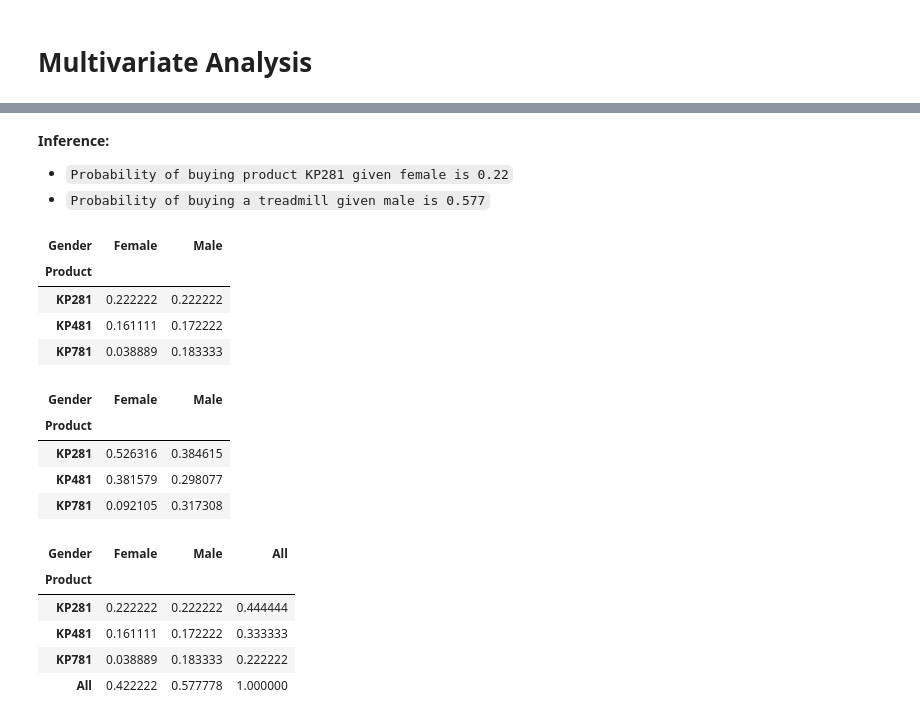
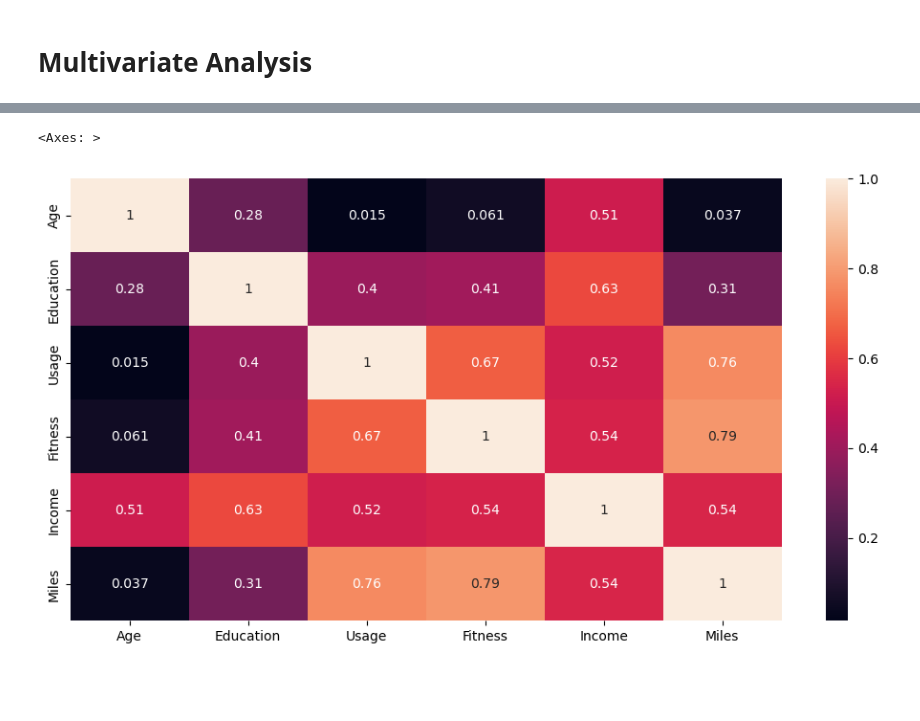
Before and after one commit to muthuganeshece/Business-Case-Study, a Jupyter notebook: Aerofit/Notebook/EDA.ipynb, the cells around one changed output, grey strips where cells are left out. Drawn from its saved outputs; the diff is of its cells as text; code cells hidden in the pictures; blank space fills up the shorter version.

```diff
--- a/Aerofit/Notebook/EDA.ipynb
+++ b/Aerofit/Notebook/EDA.ipynb
@@ -372,4 +290,0 @@ test
-# %% [markdown]
-**Inference:**
-- `Probability of buying product KP281 given female is 0.22`
-- `Probability of buying a treadmill given male is 0.577`
@@ -378,25 +291,5 @@ pd.crosstab(raw_data['Product'], columns = raw_data['Usage'], margins=True, norm
-# %%
-test
-# %% [output]
-| Gender | Female | Male |
-| Product |  |  |
-| KP281 | 0.222222 | 0.222222 |
-| KP481 | 0.161111 | 0.172222 |
-| KP781 | 0.038889 | 0.183333 |
-# %%
-test.apply(lambda x: x/x.sum())
-# %% [output]
-| Gender | Female | Male |
-| Product |  |  |
-| KP281 | 0.526316 | 0.384615 |
-| KP481 | 0.381579 | 0.298077 |
-| KP781 | 0.092105 | 0.317308 |
-# %%
-pd.crosstab(raw_data['Product'], columns = raw_data['Gender'], margins= True, normalize=True)
-# %% [output]
-| Gender | Female | Male | All |
-| Product |  |  |  |
-| KP281 | 0.222222 | 0.222222 | 0.444444 |
-| KP481 | 0.161111 | 0.172222 | 0.333333 |
-| KP781 | 0.038889 | 0.183333 | 0.222222 |
-| All | 0.422222 | 0.577778 | 1.000000 |
+# %%
+sns.heatmap(raw_data.drop(['Product', 'Gender', 'MaritalStatus'], axis=1).corr(), annot=True)
+# %% [output]
+<Axes: >
+[figure, added]
```
Also changed, not shown: parts of 129 cells of this notebook, 1 other file.
